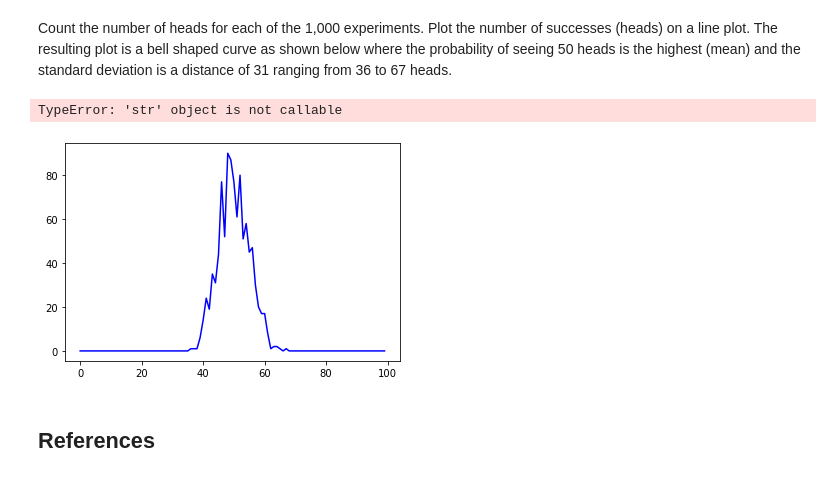
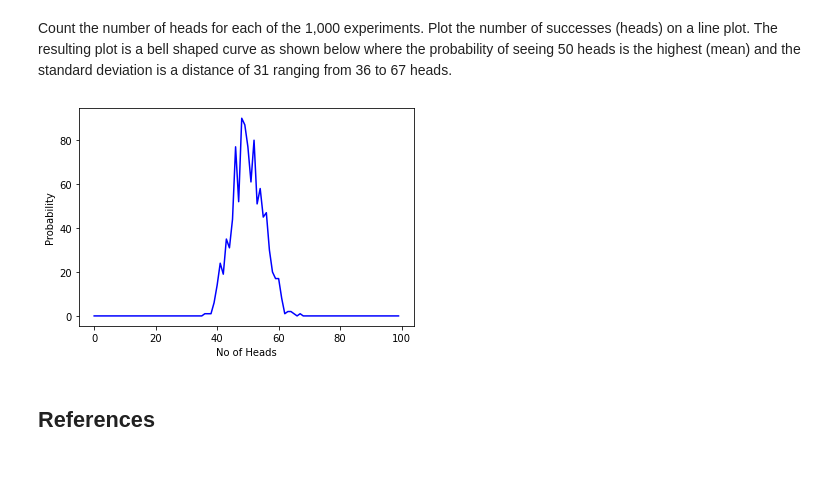
Before and after one commit to nmanley73/Tasks-Fundamentals, a Jupyter notebook: Tasks-Fundamentals.ipynb, the cells around one changed output. Saved outputs shown, nothing was run; the diff lists cells and outputs as text; code cells hidden in the pictures.

```diff
--- a/Tasks-Fundamentals.ipynb
+++ b/Tasks-Fundamentals.ipynb
@@ -250,13 +247,26 @@ Results of 1,000 experiments - [49 52 44 42 58 52 51 56 48 52 49 47 48 43 59 55
 # %% [markdown]
 Count the number of heads for each of the 1,000 experiments. Plot the number of successes (heads) on a line plot. The resulting plot is a bell shaped curve as shown below where the probability of seeing 50 heads is the highest (mean) and the standard deviation is a distance of 31 ranging from 36 to 67 heads.
 # %%
+# import libraries
+import numpy as np
+import matplotlib.pyplot as plt
+import seaborn as sns
+
+np.random.seed(42)
+# assign values to no. of trials and probability
+n=100
+p=0.5
+# repeat the experiment 1000 times
+size=1000
+# binomial methos to flip the coin
+x=np.random.binomial(n, p, size)
+
 bc=[np.equal(x,i).sum() for i in range(n)]
 plt.plot(list(range(n)), bc, color='blue')
 plt.xlabel('No of Heads')
-plt.ylabel('Probability')
+plt.ylabel('Probability');
 # %% [output]
-TypeError: 'str' object is not callable
-[figure, old version]
+[figure, new version]
 # %% [markdown]
 ## References
 # %% [markdown]
```
Also changed, not shown: parts of 10 cells of this notebook.
